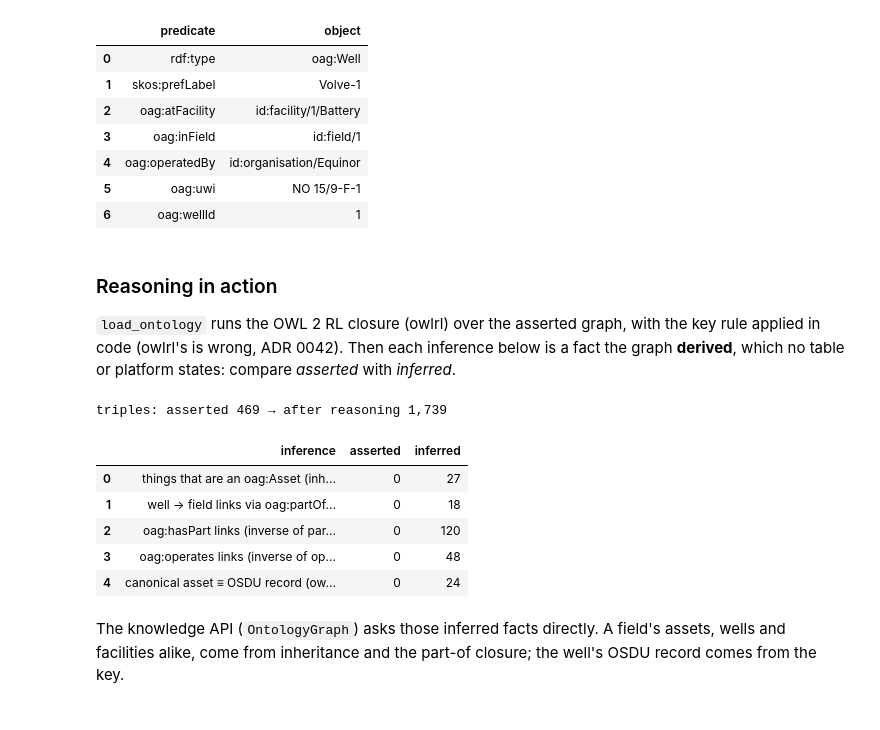
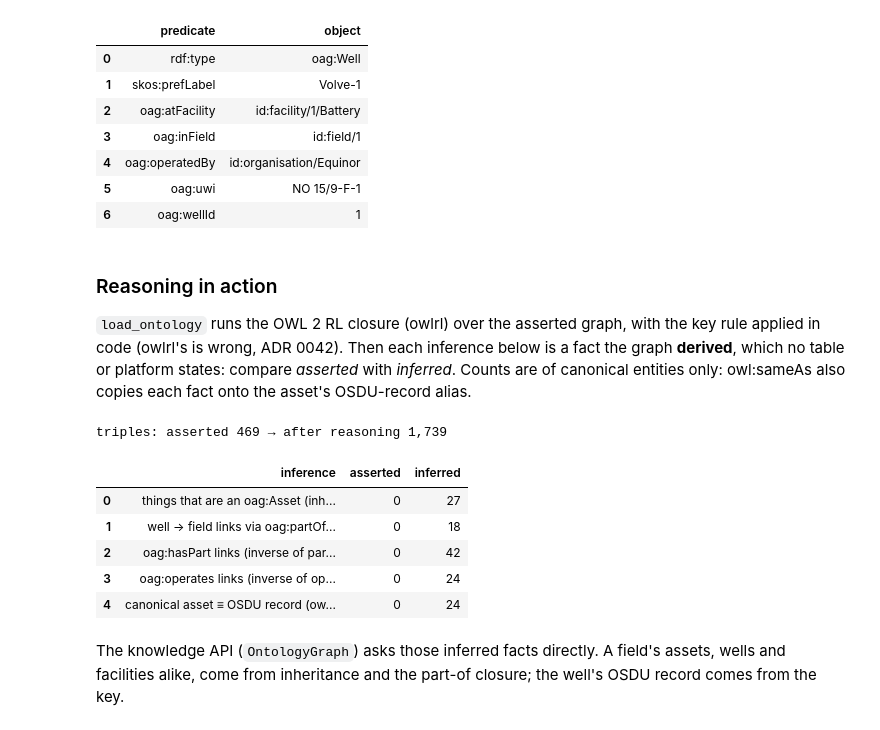
Before and after one commit to paulbruffett/oil-and-gas-semantic, a Jupyter notebook: notebooks/primer.ipynb, the cells around one changed output. Cells and saved outputs as stored; diff of their text form; code cells hidden in the pictures.

```diff
--- a/notebooks/primer.ipynb
+++ b/notebooks/primer.ipynb
@@ -226,33 +226,34 @@ show([{'predicate': asserted.qname(p), 'object': fmt(o)} for p, o in sorted(asse
 
 `load_ontology` runs the OWL 2 RL closure (owlrl) over the asserted graph, with the key rule applied in
 code (owlrl's is wrong, ADR 0042). Then each inference below is a fact the graph **derived**, which no
-table or platform states: compare *asserted* with *inferred*.
+table or platform states: compare *asserted* with *inferred*. Counts are of canonical entities only:
+owl:sameAs also copies each fact onto the asset's OSDU-record alias.
 # %%
 onto = load_ontology(DATA)
 g = onto.graph
 def count(graph, q):
     return int(list(graph.query(q, initNs=PREFIXES))[0][0])
 checks = {
   'things that are an oag:Asset (inheritance: Well/Facility/Field ⊑ Asset)':
       'SELECT (COUNT(DISTINCT ?x) AS ?n) WHERE { ?x a oag:Asset FILTER(STRSTARTS(STR(?x), "https://example.org/oag/id/")) }',
   'well → field links via oag:partOf (sub-property + transitivity through the facility)':
       'SELECT (COUNT(*) AS ?n) WHERE { ?w a oag:Well ; oag:partOf ?f . ?f a oag:Field FILTER(STRSTARTS(STR(?w), "https://example.org/oag/id/")) }',
   'oag:hasPart links (inverse of partOf)':
-      'SELECT (COUNT(*) AS ?n) WHERE { ?a oag:hasPart ?b }',
+      'SELECT (COUNT(*) AS ?n) WHERE { ?a oag:hasPart ?b FILTER(STRSTARTS(STR(?a), "https://example.org/oag/id/") && STRSTARTS(STR(?b), "https://example.org/oag/id/")) }',
   'oag:operates links (inverse of operatedBy)':
-      'SELECT (COUNT(*) AS ?n) WHERE { ?o oag:operates ?a }',
+      'SELECT (COUNT(*) AS ?n) WHERE { ?o oag:operates ?a FILTER(STRSTARTS(STR(?a), "https://example.org/oag/id/")) }',
   'canonical asset ≡ OSDU record (owl:hasKey → owl:sameAs)':
       'SELECT (COUNT(*) AS ?n) WHERE { ?a owl:sameAs ?r FILTER(STRSTARTS(STR(?a), "https://example.org/oag/id/") && STRSTARTS(STR(?r), "https://example.org/oag/osdu-record/")) }',
 }
 print(f'triples: asserted {len(asserted):,} → after reasoning {len(g):,}')
 show([{'inference': k, 'asserted': count(asserted, q), 'inferred': count(g, q)} for k, q in checks.items()])
 # %% [output]
 triples: asserted 469 → after reasoning 1,739
 |  | inference | asserted | inferred |
 | 0 | things that are an oag:Asset (inh... | 0 | 27 |
 | 1 | well → field links via oag:partOf... | 0 | 18 |
-| 2 | oag:hasPart links (inverse of par... | 0 | 120 |
-| 3 | oag:operates links (inverse of op... | 0 | 48 |
+| 2 | oag:hasPart links (inverse of par... | 0 | 42 |
+| 3 | oag:operates links (inverse of op... | 0 | 24 |
 | 4 | canonical asset ≡ OSDU record (ow... | 0 | 24 |
 # %% [markdown]
 The knowledge API (`OntologyGraph`) asks those inferred facts directly. A field's assets, wells and
```
Also changed, not shown: parts of 5 cells of this notebook, 4 other files.
